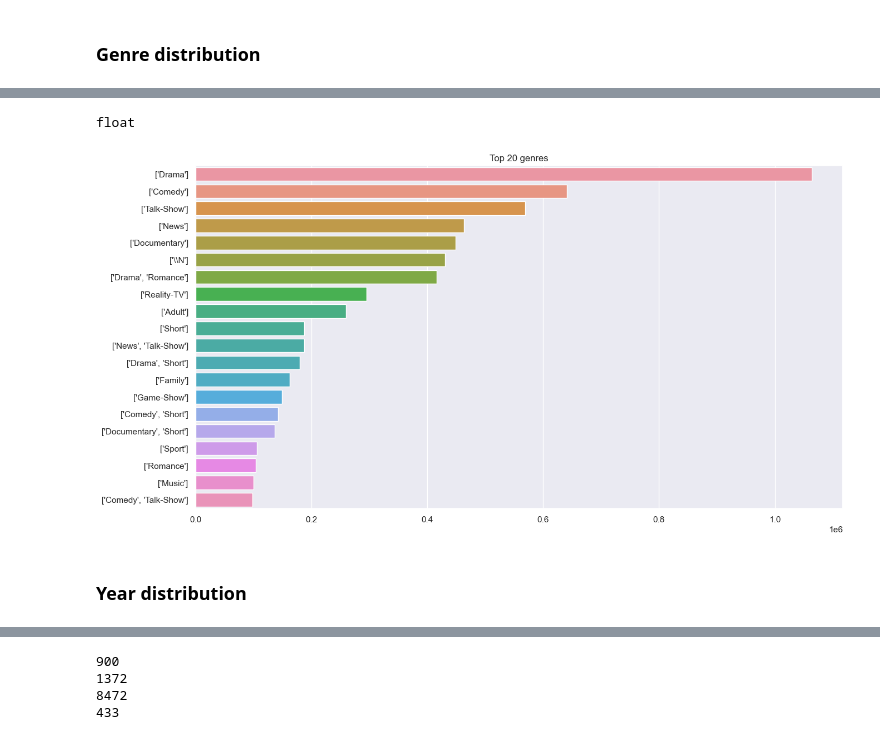
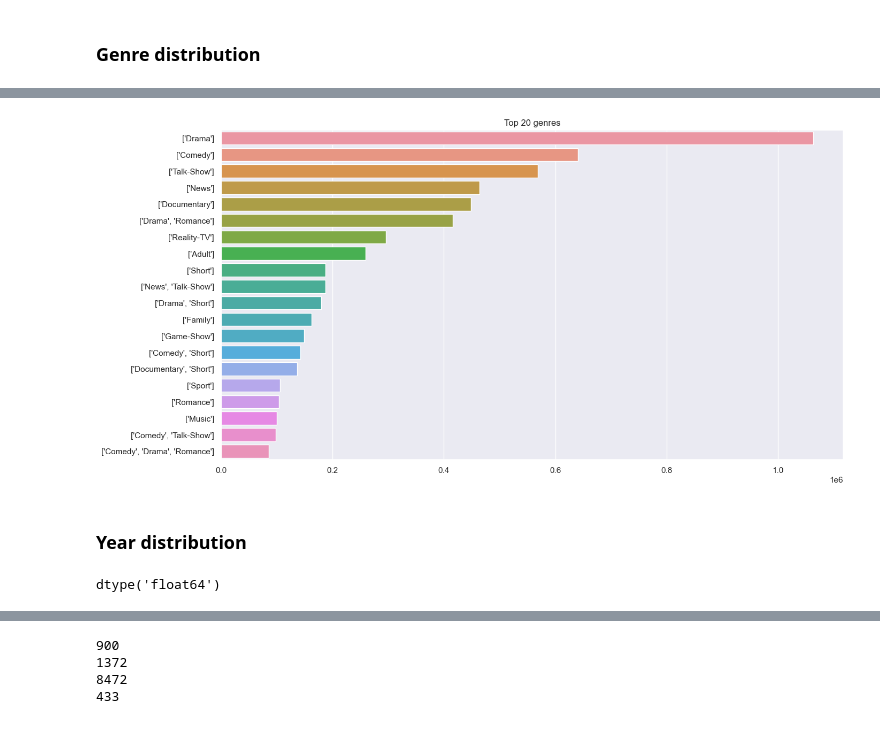
Before and after one commit to epfl-ada/ada-2022-project-nolemonnomelon, a Jupyter notebook: Exploratory.ipynb, the cells around one changed output, grey strips where cells are left out. Cells and saved outputs as stored; diff of their text form; code cells hidden in the pictures.

Commit message:
Preprocessing the genres

```diff
--- a/Exploratory.ipynb
+++ b/Exploratory.ipynb
@@ -38,34 +21,19 @@ df_genre.dropna(subset=['Movie genres names'])
-# %%
-type(df_genre['Movie genres names'].iloc[4103])
-# %% [output]
-float
 # %%
-#remove nan
-
-
-def func_genre(g) :
-    if isinstance(g, list) :
-        if '\\N' in g :
-            print('s')
-            return float('nan')
-    return g
-
-df_genre['Movie genres names'] = df_genre['Movie genres names'].apply(lambda x : func_genre(x))
-
-#df_genre.replace(['\\N'], float('nan'), inplace=True)
-
-#print(sum(df_genre['Movie genres names'] == ['\\N']))
-#df_genre = df_movie.dropna(subset=['Movie genres names'])
-#df_genre.replace(['\\N'], float('NaN'), inplace=True)
+df_genre = df_movie.copy()
+df_genre.dropna(subset=['Movie genres names'], inplace=True)
 
 count_genre = df_genre['Movie genres names'].value_counts()
 
 plt.figure(figsize=(15,8))
 ax = sns.barplot(x=count_genre.values[0:20], y=count_genre.index[0:20]).set(title='Top 20 genres')
 plt.show()
 # %% [output]
-[figure, old version]
+[figure, new version]
 # %% [markdown]
 ### Year distribution
+# %%
+df_movie['Movie release date'].dtype
+# %% [output]
+dtype('float64')
 # %%
 df_date = df_movie[~df_movie['Movie release date'].isna()]
```
Also changed, not shown: parts of 2 cells of this notebook, 2 other files.
